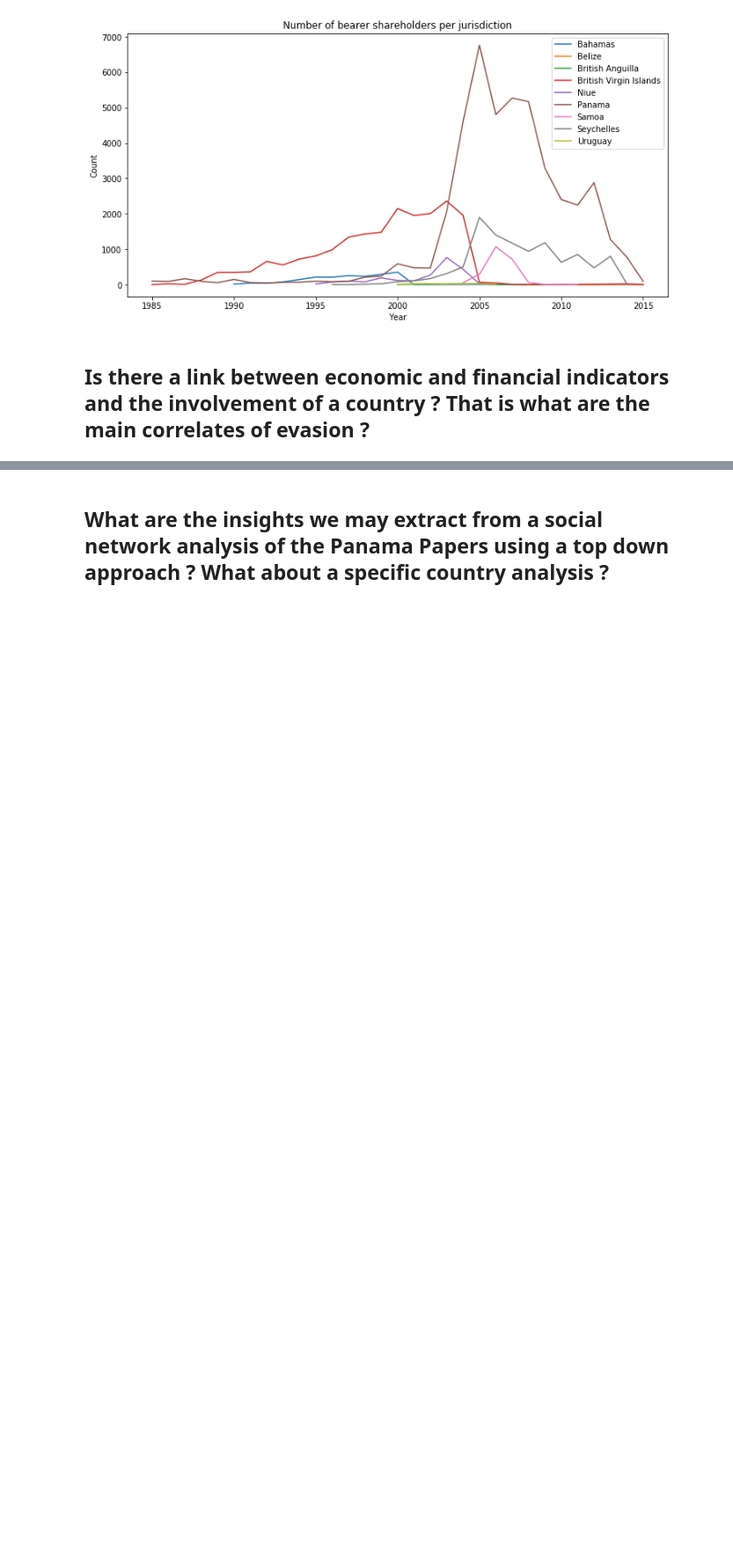
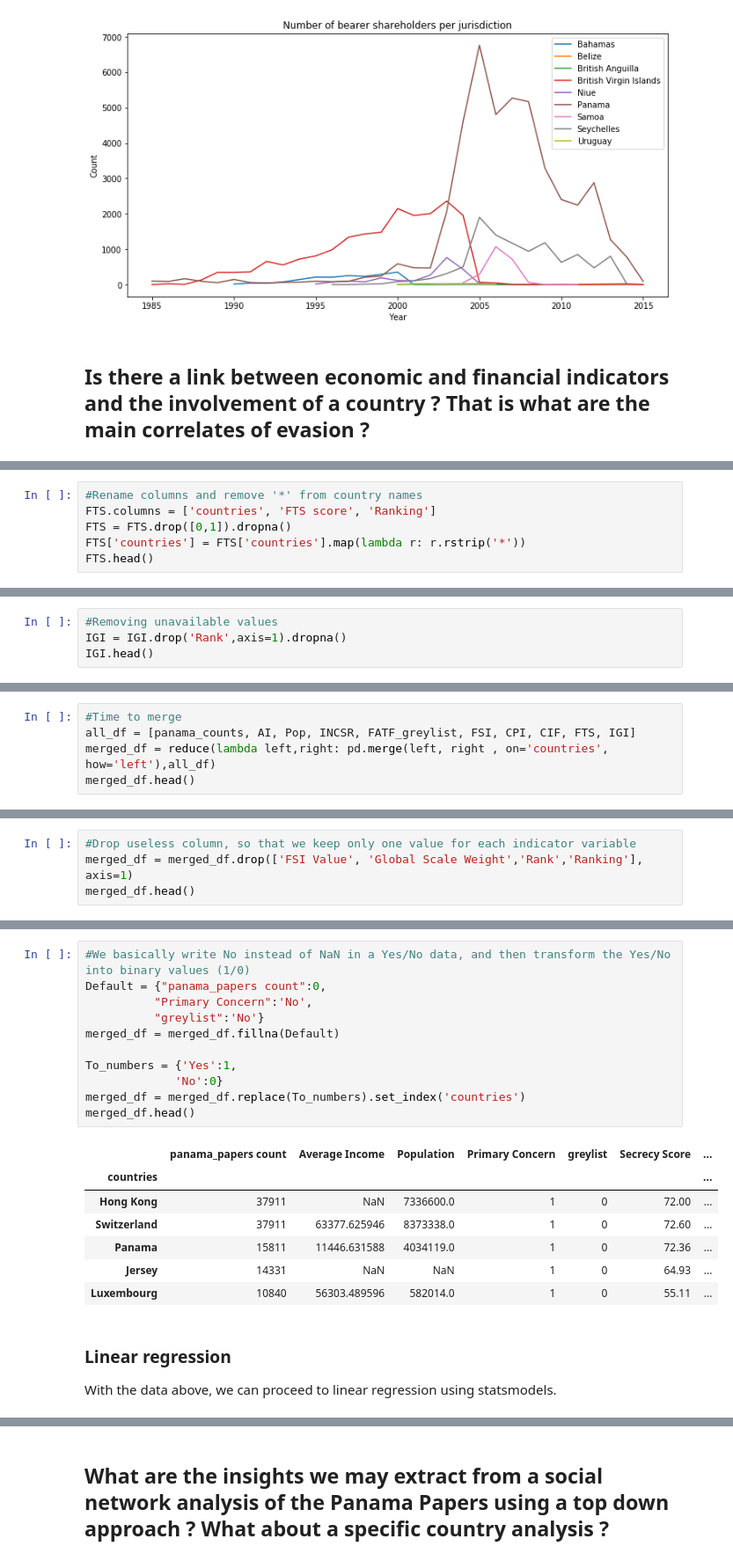
Before and after one commit to franckdess/ADA-Project, a Jupyter notebook: ml2.ipynb, the cells around one changed output, grey strips where cells are left out. Shown at 88% size. Saved outputs shown, nothing was run; the diff lists cells and outputs as text; blank space fills up the shorter version.

```diff
--- a/ml2.ipynb
+++ b/ml2.ipynb
@@ -380,0 +616,6 @@ plt.plot()
+# %%
+#Rename columns and remove '*' from country names
+FTS.columns = ['countries', 'FTS score', 'Ranking']
+FTS = FTS.drop([0,1]).dropna()
+FTS['countries'] = FTS['countries'].map(lambda r: r.rstrip('*'))
+FTS.head()
@@ -380,0 +641,4 @@ plt.plot()
+# %%
+#Removing unavailable values
+IGI = IGI.drop('Rank',axis=1).dropna()
+IGI.head()
@@ -380,0 +660,5 @@ plt.plot()
+# %%
+#Time to merge
+all_df = [panama_counts, AI, Pop, INCSR, FATF_greylist, FSI, CPI, CIF, FTS, IGI]
+merged_df = reduce(lambda left,right: pd.merge(left, right , on='countries', how='left'),all_df)
+merged_df.head()
@@ -380,0 +672,4 @@ plt.plot()
+# %%
+#Drop useless column, so that we keep only one value for each indicator variable
+merged_df = merged_df.drop(['FSI Value', 'Global Scale Weight','Rank','Ranking'], axis=1)
+merged_df.head()
@@ -380,0 +683,23 @@ plt.plot()
+# %%
+#We basically write No instead of NaN in a Yes/No data, and then transform the Yes/No into binary values (1/0)
+Default = {"panama_papers count":0,
+          "Primary Concern":'No',
+          "greylist":'No'}
+merged_df = merged_df.fillna(Default)
+
+To_numbers = {'Yes':1,
+             'No':0}
+merged_df = merged_df.replace(To_numbers).set_index('countries')
+merged_df.head()
+# %% [output]
+|  | panama_papers count | Average Income | Population | Primary Concern | greylist | Secrecy Score | ... |
+| countries |  |  |  |  |  |  | ... |
+| Hong Kong | 37911 | NaN | 7336600.0 | 1 | 0 | 72.00 | ... |
+| Switzerland | 37911 | 63377.625946 | 8373338.0 | 1 | 0 | 72.60 | ... |
+| Panama | 15811 | 11446.631588 | 4034119.0 | 1 | 0 | 72.36 | ... |
+| Jersey | 14331 | NaN | NaN | 1 | 0 | 64.93 | ... |
+| Luxembourg | 10840 | 56303.489596 | 582014.0 | 1 | 0 | 55.11 | ... |
+# %% [markdown]
+### Linear regression
+
+With the data above, we can proceed to linear regression using statsmodels.
```
Also changed, not shown: parts of 42 cells of this notebook, 1 other file.
